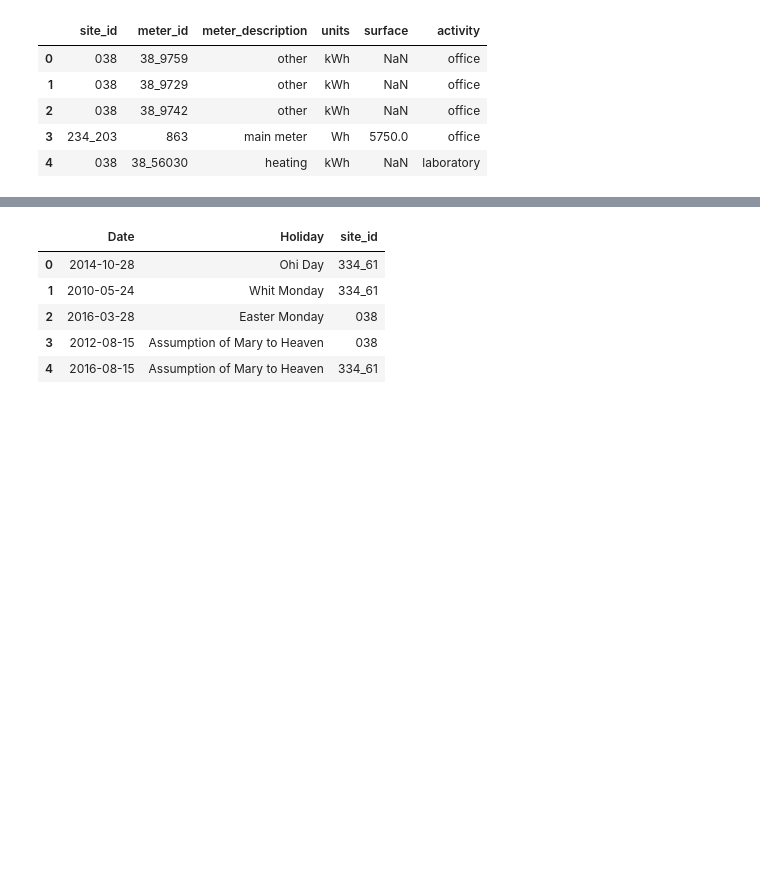
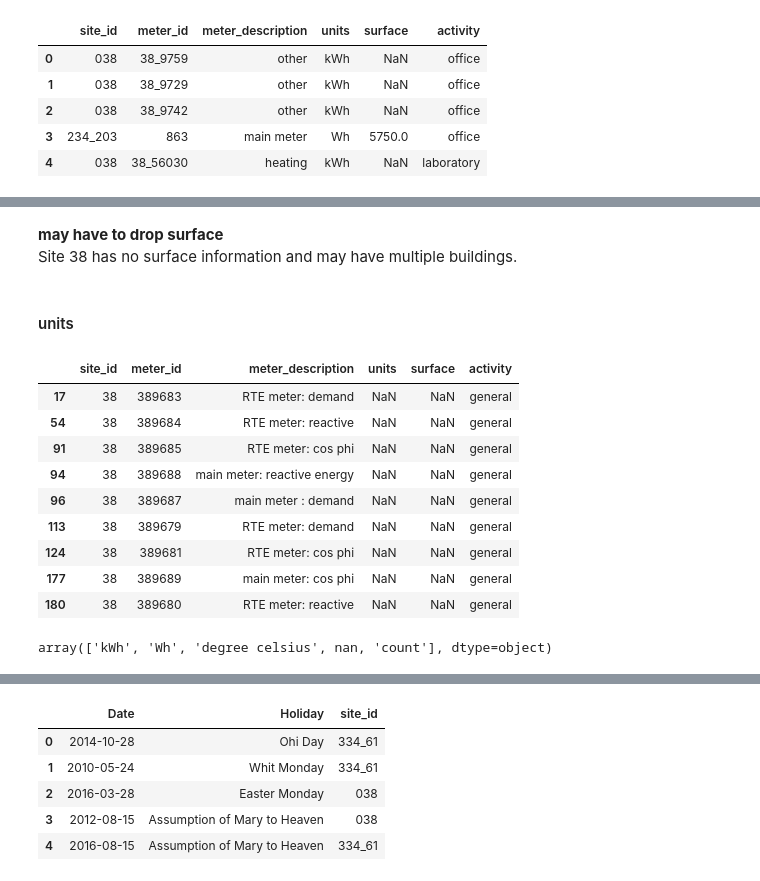
Before and after one commit to dgander000/DSND-Project-1, a Jupyter notebook: DSND-Project-1.ipynb, the cells around one changed output, grey strips where cells are left out. Saved outputs shown, nothing was run; the diff lists cells and outputs as text; code cells hidden in the pictures; blank space fills up the shorter version.

```diff
--- a/DSND-Project-1.ipynb
+++ b/DSND-Project-1.ipynb
@@ -121,0 +195,22 @@ Number of rows: 187 Number of columns: 1
+# %% [markdown]
+**may have to drop surface**
+Site 38 has no surface information and may have multiple buildings.
+# %% [markdown]
+#### units
+# %%
+df_metadata[df_metadata['units'].isnull()]
+# %% [output]
+|  | site_id | meter_id | meter_description | units | surface | activity |
+| 17 | 38 | 389683 | RTE meter: demand | NaN | NaN | general |
+| 54 | 38 | 389684 | RTE meter: reactive | NaN | NaN | general |
+| 91 | 38 | 389685 | RTE meter: cos phi | NaN | NaN | general |
+| 94 | 38 | 389688 | main meter: reactive energy | NaN | NaN | general |
+| 96 | 38 | 389687 | main meter : demand | NaN | NaN | general |
+| 113 | 38 | 389679 | RTE meter: demand | NaN | NaN | general |
+| 124 | 38 | 389681 | RTE meter: cos phi | NaN | NaN | general |
+| 177 | 38 | 389689 | main meter: cos phi | NaN | NaN | general |
+| 180 | 38 | 389680 | RTE meter: reactive | NaN | NaN | general |
+# %%
+df_metadata['units'].unique()
+# %% [output]
+array(['kWh', 'Wh', 'degree celsius', nan, 'count'], dtype=object)
```
Also changed, not shown: parts of 46 cells of this notebook.
